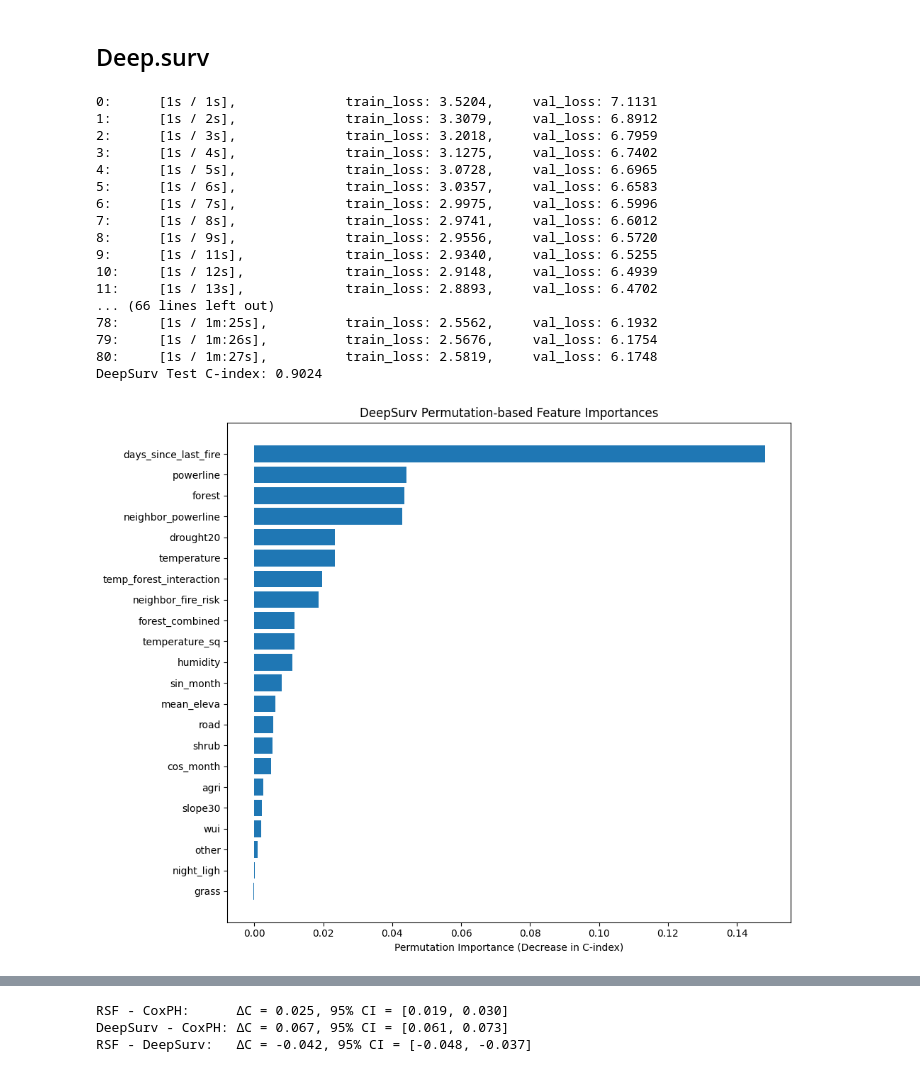
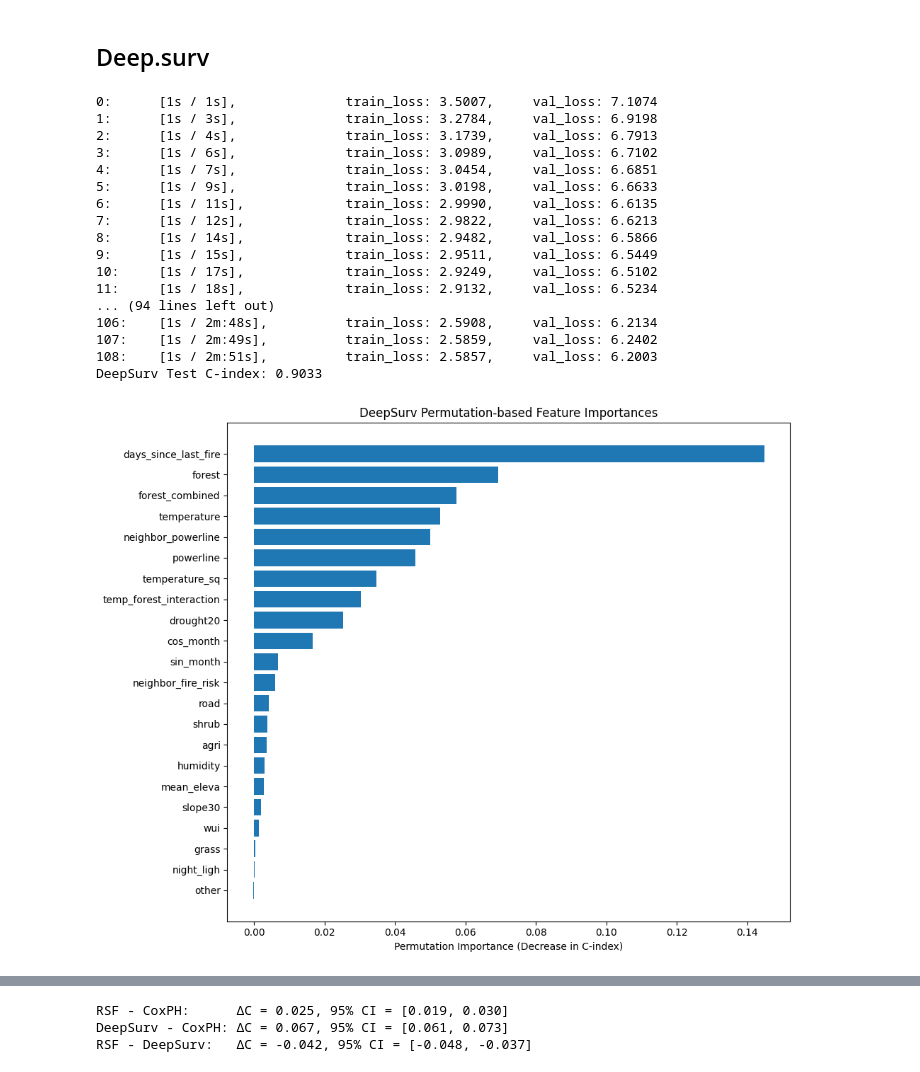
Before and after one commit to WikeMarzowsky/Wilfire_survival_analysis, a Jupyter notebook: workspace_temporal_split.ipynb, the cells around one changed output, grey strips where cells are left out. Saved outputs shown, nothing was run; the diff lists cells and outputs as text; code cells hidden in the pictures.

```diff
--- a/workspace_temporal_split.ipynb
+++ b/workspace_temporal_split.ipynb
@@ -417,7 +506,7 @@ cols_to_scale = [
     "temperature", "drought20", "forest_combined",
     "days_since_last_fire", "neighbor_fire_risk", "neighbor_powerline",
     "grass", "shrub", "agri", "mean_eleva", "humidity", "road", "slope30",
-    "forest", "other", "powerline", "wui"
+    "forest", "other", "powerline", "wui", "cos_month", "sin_month"
 ]
 
 scaler = MinMaxScaler()
@@ -1420,7 +1404,7 @@ for df in [df_train, df_test]:
         df[f] = np.nan
 
 
-lag_days = 0  # or adjust to your preference
+lag_days = 10  # or adjust to your preference
 coords_train = df_train[["centroid_x", "centroid_y"]].values
 coords_test  = df_test[["centroid_x",  "centroid_y"]].values
 tree_train   = cKDTree(coords_train)
@@ -1476,7 +1460,7 @@ cols_to_scale = [
     "temperature", "drought20", "forest_combined",
     "days_since_last_fire", "neighbor_fire_risk", "neighbor_powerline",
     "grass", "shrub", "agri", "mean_eleva", "humidity", "road", "slope30", "night_ligh",
-    "forest", "other", "powerline", "wui"
+    "forest", "other", "powerline", "wui", "cos_month", "sin_month", "temperature_sq", "temp_forest_interaction"
 ]
 
 scaler = MinMaxScaler()
@@ -1484,7 +1468,7 @@ df_train[cols_to_scale] = scaler.fit_transform(df_train[cols_to_scale])
 df_test[cols_to_scale] = scaler.transform(df_test[cols_to_scale])
 
 # RSF Model
-rsf_features = cols_to_scale + ["cos_month","sin_month", "temperature_sq", "temp_forest_interaction", "no_prior_fire"]
+rsf_features = cols_to_scale
 
 df_train["fire_occurred_x"] = df_train["fire_occurred_x"].astype(bool)
 df_test["fire_occurred_x"] = df_test["fire_occurred_x"].astype(bool)
@@ -2211,7 +2055,7 @@ for df in [df_train, df_test]:
         df[f] = np.nan
 
 
-lag_days = 0  # or adjust to your preference
+lag_days = 10  # or adjust to your preference
 coords_train = df_train[["centroid_x", "centroid_y"]].values
 coords_test  = df_test[["centroid_x",  "centroid_y"]].values
 tree_train   = cKDTree(coords_train)
@@ -2266,20 +2110,18 @@ cols_to_scale = [
     "temperature", "drought20", "forest_combined",
     "days_since_last_fire", "neighbor_fire_risk", "neighbor_powerline",
     "grass", "shrub", "agri", "mean_eleva", "humidity", "road", "slope30", "night_ligh",
-    "forest", "other", "powerline", "wui", "temperature_sq", "temp_forest_interaction"
+    "forest", "other", "powerline", "wui", "temperature_sq", "temp_forest_interaction",  "cos_month", "sin_month"
     ]
-# scaler = MinMaxScaler()
-scaler = StandardScaler()
+scaler = MinMaxScaler()
+# scaler = StandardScaler()
 df_train[cols_to_scale] = scaler.fit_transform(df_train[cols_to_scale])
 df_test[cols_to_scale] = scaler.transform(df_test[cols_to_scale])
 
 features = [
-    "temperature", "drought20",
-    "forest_combined", "grass", "shrub", "forest",
-    "neighbor_fire_risk", "neighbor_powerline","road", "powerline",
-    "cos_month", "sin_month", "temperature_sq", "temp_forest_interaction",
-    "days_since_last_fire", "mean_eleva", "agri", "humidity", "slope30", "night_ligh","other",
-    "wui"
+    "temperature", "drought20", "forest_combined",
+    "days_since_last_fire", "neighbor_fire_risk", "neighbor_powerline",
+    "grass", "shrub", "agri", "mean_eleva", "humidity", "road", "slope30", "night_ligh",
+    "forest", "other", "powerline", "wui", "temperature_sq", "temp_forest_interaction",  "cos_month", "sin_month"
     ]
 
 X_train = df_train[features].values.astype("float32")
@@ -2305,59 +2147,61 @@ ev = EvalSurv(surv, durations_test, events_test, censor_surv='km')
 c_index = ev.concordance_td("antolini")
 print(f"DeepSurv Test C-index: {c_index:.4f}")
 
+model.input_cols = features
 ensemble_models_deepsurv = [{
     "model": model,
     "scaler": scaler,
-    "df_train_raw": df_train,
+    "df_train_raw": df_train,  # or rename to df_train if needed
     "coords_train": coords_train,
-    "tree_train": tree_train
+    "tree_train": tree_train,
+    "features": model.input_cols
 }]
 
 
 # Manual Permutation Importance for DeepSurv
 baseline_score = c_index
 importances = []
 X_test_copy = X_test.copy()
 
 for col in range(X_test.shape[1]):
     X_permuted = X_test_copy.copy()
     np.random.shuffle(X_permuted[:, col])
     surv_perm = model.predict_surv_df(X_permuted)
     ev_perm = EvalSurv(surv_perm, durations_test, events_test, censor_surv="km")
     perm_score = ev_perm.concordance_td("antolini")
     importances.append(baseline_score - perm_score)
 
 importances = np.array(importances)
 sorted_idx = np.argsort(importances)
 
 plt.figure(figsize=(10, 8))
 plt.barh(np.array(features)[sorted_idx], importances[sorted_idx])
 plt.xlabel("Permutation Importance (Decrease in C-index)")
 plt.title("DeepSurv Permutation-based Feature Importances")
 plt.tight_layout()
 plt.show()
 
 model.input_cols = features
 model_log = model.log
 model_log.plot()
 plt.title("DeepSurv Training Log")
 plt.show()
 # %% [output]
-0:      [1s / 1s],              train_loss: 3.5204,     val_loss: 7.1131
-1:      [1s / 2s],              train_loss: 3.3079,     val_loss: 6.8912
-2:      [1s / 3s],              train_loss: 3.2018,     val_loss: 6.7959
-3:      [1s / 4s],              train_loss: 3.1275,     val_loss: 6.7402
-4:      [1s / 5s],              train_loss: 3.0728,     val_loss: 6.6965
-5:      [1s / 6s],              train_loss: 3.0357,     val_loss: 6.6583
-6:      [1s / 7s],              train_loss: 2.9975,     val_loss: 6.5996
-7:      [1s / 8s],              train_loss: 2.9741,     val_loss: 6.6012
-8:      [1s / 9s],              train_loss: 2.9556,     val_loss: 6.5720
-9:      [1s / 11s],             train_loss: 2.9340,     val_loss: 6.5255
-10:     [1s / 12s],             train_loss: 2.9148,     val_loss: 6.4939
-11:     [1s / 13s],             train_loss: 2.8893,     val_loss: 6.4702
-... (66 lines left out)
-78:     [1s / 1m:25s],          train_loss: 2.5562,     val_loss: 6.1932
-79:     [1s / 1m:26s],          train_loss: 2.5676,     val_loss: 6.1754
-80:     [1s / 1m:27s],          train_loss: 2.5819,     val_loss: 6.1748
-DeepSurv Test C-index: 0.9024
+0:      [1s / 1s],              train_loss: 3.5007,     val_loss: 7.1074
+1:      [1s / 3s],              train_loss: 3.2784,     val_loss: 6.9198
+2:      [1s / 4s],              train_loss: 3.1739,     val_loss: 6.7913
+3:      [1s / 6s],              train_loss: 3.0989,     val_loss: 6.7102
+4:      [1s / 7s],              train_loss: 3.0454,     val_loss: 6.6851
+5:      [1s / 9s],              train_loss: 3.0198,     val_loss: 6.6633
+6:      [1s / 11s],             train_loss: 2.9990,     val_loss: 6.6135
+7:      [1s / 12s],             train_loss: 2.9822,     val_loss: 6.6213
+8:      [1s / 14s],             train_loss: 2.9482,     val_loss: 6.5866
+9:      [1s / 15s],             train_loss: 2.9511,     val_loss: 6.5449
+10:     [1s / 17s],             train_loss: 2.9249,     val_loss: 6.5102
+11:     [1s / 18s],             train_loss: 2.9132,     val_loss: 6.5234
+... (94 lines left out)
+106:    [1s / 2m:48s],          train_loss: 2.5908,     val_loss: 6.2134
+107:    [1s / 2m:49s],          train_loss: 2.5859,     val_loss: 6.2402
+108:    [1s / 2m:51s],          train_loss: 2.5857,     val_loss: 6.2003
+DeepSurv Test C-index: 0.9033
-[figure, old version]
+[figure, new version]
```
Also changed, not shown: parts of 28 cells of this notebook.
